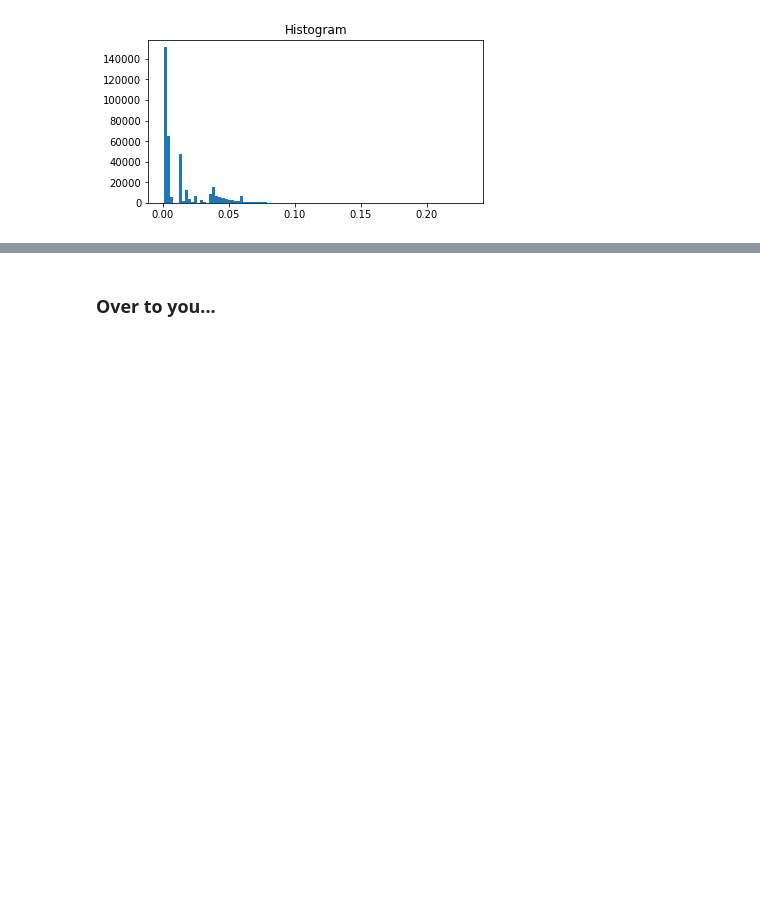
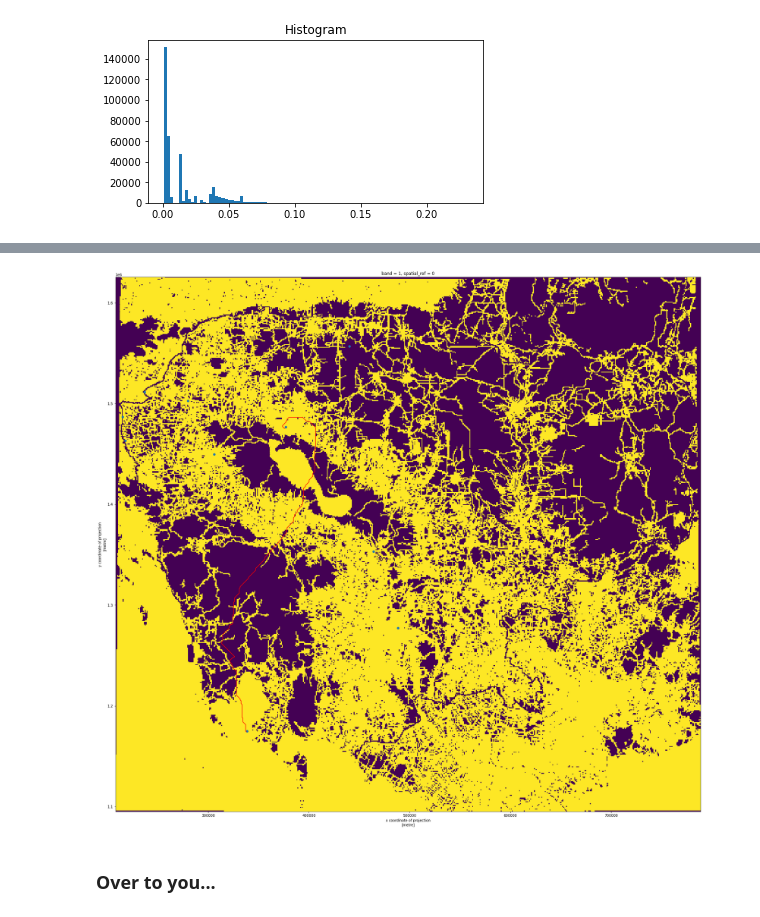
Before and after one commit to darribas/gds4ae, a Jupyter notebook: content/notebooks/08-Transport_costs.ipynb, the cells around one changed output, grey strips where cells are left out. Saved outputs shown, nothing was run; the diff lists cells and outputs as text; code cells hidden in the pictures; blank space fills up the shorter version.

```diff
--- a/content/notebooks/08-Transport_costs.ipynb
+++ b/content/notebooks/08-Transport_costs.ipynb
@@ -875,3 +903,15 @@ route_line = geopandas.GeoSeries([route_line])
+# %%
+f, ax = plt.subplots(1, figsize=(30, 30))
+surface.plot(add_colorbar=False)
+route_line.plot(
+    ax=ax, color="red"
+)
+cities.to_crs(epsg=3148).plot(
+    ax=ax, label="Main cities"
+)
+plt.show()
+# %% [output]
+[figure, added]
 # %% [markdown]
 ### Over to you...
 # %% [markdown]
```
Also changed, not shown: parts of 8 cells of this notebook.
